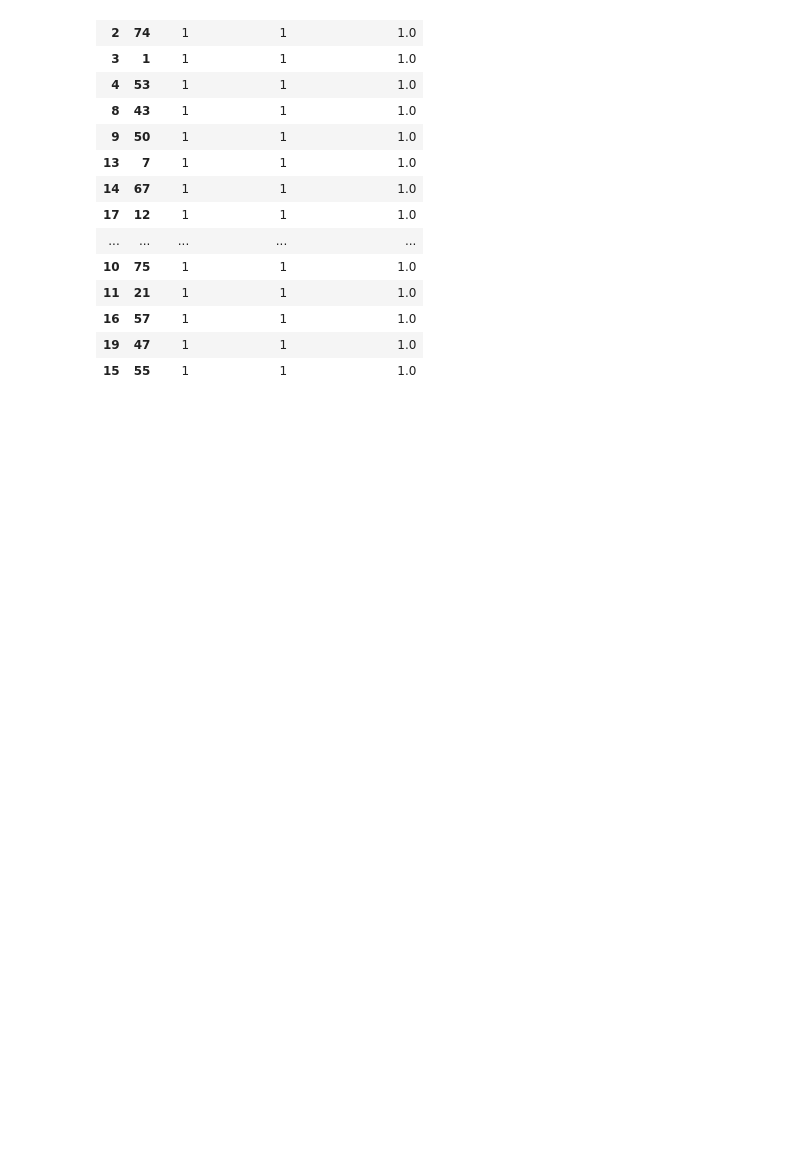
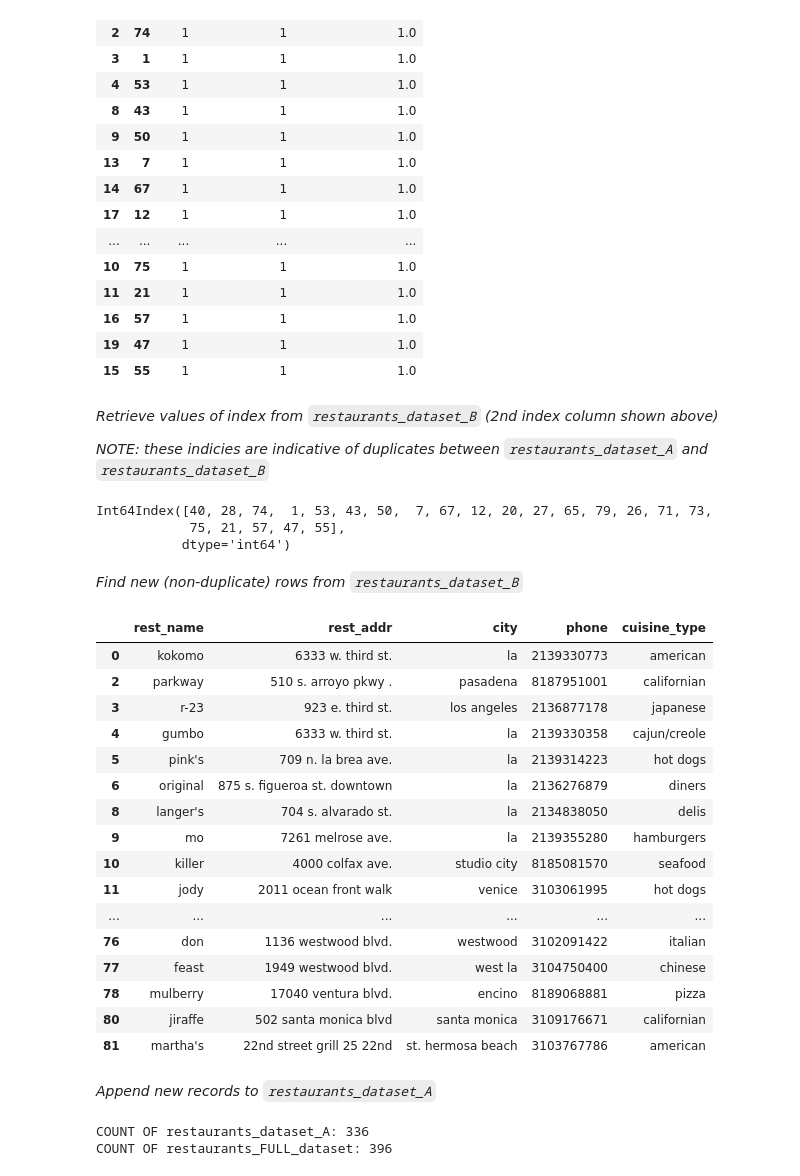
Before and after one commit to priscilla-arinze/PythonReview, a Jupyter notebook: LIBRARIES/Pandas_CleaningData.ipynb, the cells around one changed output. Cells and saved outputs as stored; diff of their text form; code cells hidden in the pictures; blank space fills up the shorter version.

Commit message:
linking two datasets and appending new non-duplicate records

```diff
--- a/LIBRARIES/Pandas_CleaningData.ipynb
+++ b/LIBRARIES/Pandas_CleaningData.ipynb
@@ -1352,7 +1352,8 @@ print(potential_record_matches)
 *Eliminate duplicates*
 # %%
 # all 3 columns need to match (1 in every column)
-potential_record_matches[potential_record_matches.sum(axis = 1) >= 3]
+matches_restaurants = potential_record_matches[potential_record_matches.sum(axis = 1) >= 3]
+matches_restaurants
 # %% [output]
 |  |  | city | cuisine_type | restaurant_name |
 | 0 | 40 | 1 | 1 | 1.0 |
@@ -1371,3 +1372,48 @@ potential_record_matches[potential_record_matches.sum(axis = 1) >= 3]
 | 16 | 57 | 1 | 1 | 1.0 |
 | 19 | 47 | 1 | 1 | 1.0 |
 | 15 | 55 | 1 | 1 | 1.0 |
+# %% [markdown]
+*Retrieve values of index from `restaurants_dataset_B` (2nd index column shown above)*
+
+*NOTE: these indicies are indicative of duplicates between `restaurants_dataset_A` and `restaurants_dataset_B`*
+# %%
+# 0 for dataset_A indicies (1st column), 1 for dataset_B indicies (2nd column)
+matching_indicies_dataset_B = matches_restaurants.index.get_level_values(1)
+matching_indicies_dataset_B
+# %% [output]
+Int64Index([40, 28, 74,  1, 53, 43, 50,  7, 67, 12, 20, 27, 65, 79, 26, 71, 73,
+            75, 21, 57, 47, 55],
+           dtype='int64')
+# %% [markdown]
+*Find new (non-duplicate) rows from `restaurants_dataset_B`*
+# %%
+new_records_restuarants_dataset_B = restaurants_dataset_B[~restaurants_dataset_B.index.isin(matching_indicies_dataset_B)]
+new_records_restuarants_dataset_B
+# %% [output]
+|  | rest_name | rest_addr | city | phone | cuisine_type |
+| 0 | kokomo | 6333 w. third st. | la | 2139330773 | american |
+| 2 | parkway | 510 s. arroyo pkwy . | pasadena | 8187951001 | californian |
+| 3 | r-23 | 923 e. third st. | los angeles | 2136877178 | japanese |
+| 4 | gumbo | 6333 w. third st. | la | 2139330358 | cajun/creole |
+| 5 | pink's | 709 n. la brea ave. | la | 2139314223 | hot dogs |
+| 6 | original | 875 s. figueroa st. downtown | la | 2136276879 | diners |
+| 8 | langer's | 704 s. alvarado st. | la | 2134838050 | delis |
+| 9 | mo | 7261 melrose ave. | la | 2139355280 | hamburgers |
+| 10 | killer | 4000 colfax ave. | studio city | 8185081570 | seafood |
+| 11 | jody | 2011 ocean front walk | venice | 3103061995 | hot dogs |
+| ... | ... | ... | ... | ... | ... |
+| 76 | don | 1136 westwood blvd. | westwood | 3102091422 | italian |
+| 77 | feast | 1949 westwood blvd. | west la | 3104750400 | chinese |
+| 78 | mulberry | 17040 ventura blvd. | encino | 8189068881 | pizza |
+| 80 | jiraffe | 502 santa monica blvd | santa monica | 3109176671 | californian |
+| 81 | martha's | 22nd street grill 25 22nd | st. hermosa beach | 3103767786 | american |
+# %% [markdown]
+*Append new records to `restaurants_dataset_A`*
+# %%
+restaurants_FULL_dataset = restaurants_dataset_A.append(new_records_restuarants_dataset_B)
+
+print(f"COUNT OF restaurants_dataset_A: {len(restaurants_dataset_A)}")
+print(f"COUNT OF restaurants_FULL_dataset: {len(restaurants_FULL_dataset)}")
+# %% [output]
+COUNT OF restaurants_dataset_A: 336
+COUNT OF restaurants_FULL_dataset: 396
```
Also changed, not shown: parts of 1 cell of this notebook.
